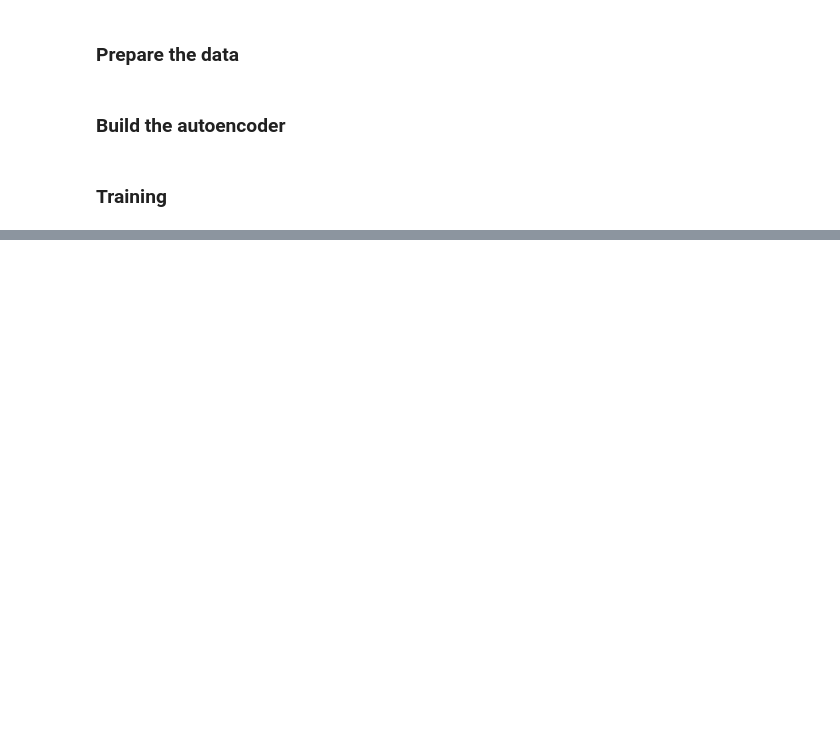
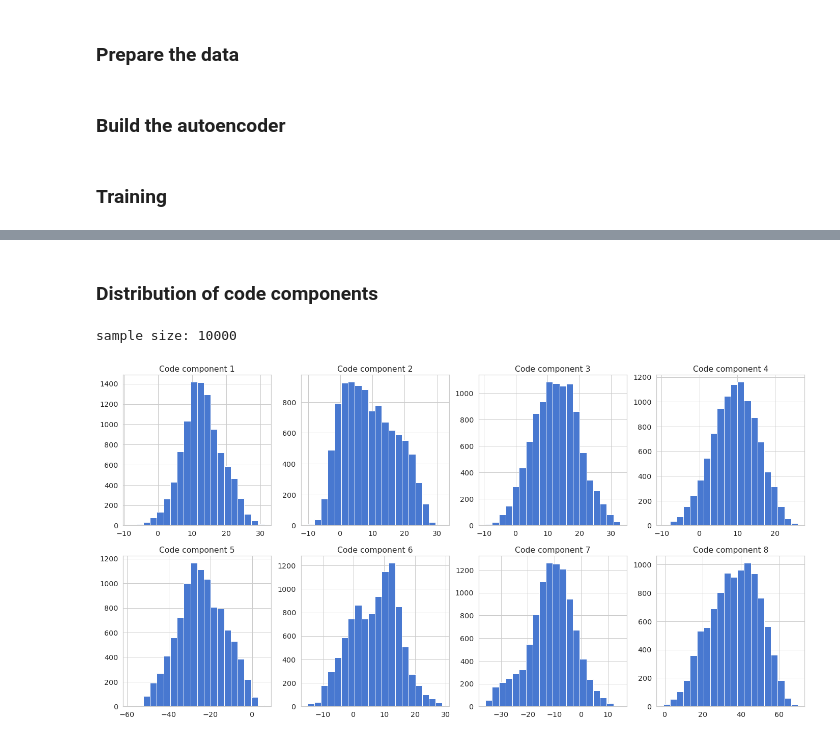
Before and after one commit to csizsek/data-science-old, a Jupyter notebook: autoencoders/01_simple_autoencoder.ipynb, the cells around one changed output, grey strips where cells are left out. Saved outputs shown, nothing was run; the diff lists cells and outputs as text; code cells hidden in the pictures; blank space fills up the shorter version.

```diff
--- a/autoencoders/01_simple_autoencoder.ipynb
+++ b/autoencoders/01_simple_autoencoder.ipynb
@@ -184,0 +252,24 @@ plt.show()
+# %% [markdown]
+### Distribution of code components
+# %%
+batches = []
+for i, test_data in enumerate(test_loader, 0):
+    x, _ = test_data
+    x = x.view(x.size(0), -1)
+    x = torch.autograd.Variable(x).to(device)
+    h = model.encode(x)
+    batches.append(h.detach().cpu().numpy())
+a = np.concatenate(batches)
+
+print(f'sample size: {a.shape[0]}')
+
+plt.figure(figsize=(24, 12))
+for i in range(8):
+    plt.subplot(2, 4, i + 1)
+    plt.hist(a[:, i],
+             bins=20)
+    plt.title(f'Code component {i + 1}')
+plt.show()
+# %% [output]
+sample size: 10000
+[figure, added]
```
Also changed, not shown: parts of 7 cells of this notebook, 1 other file.
